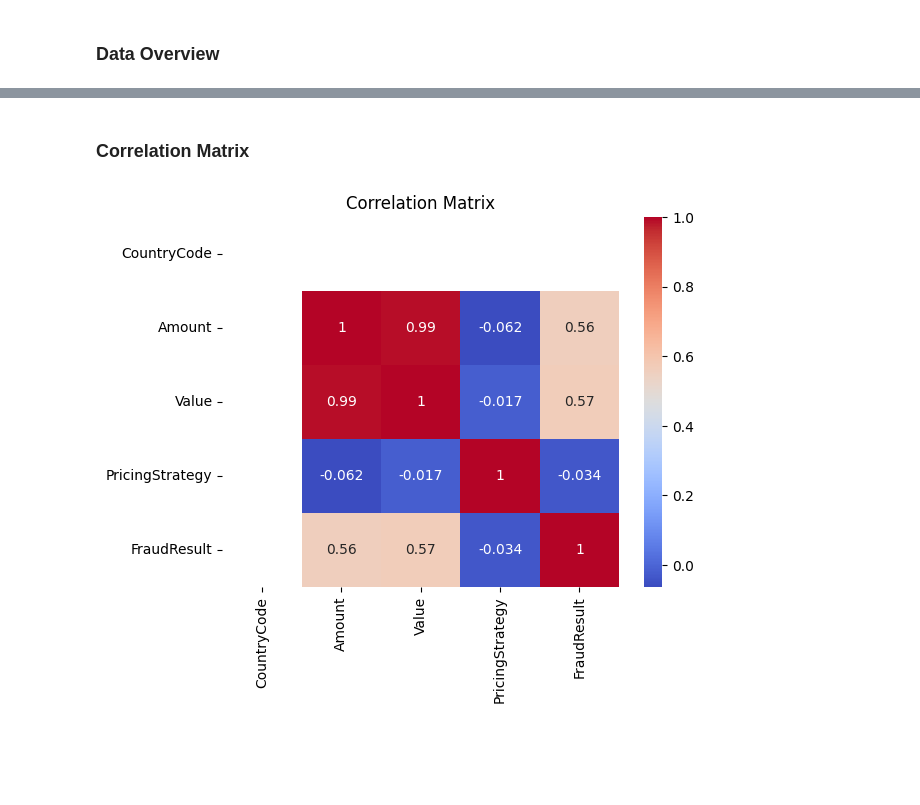
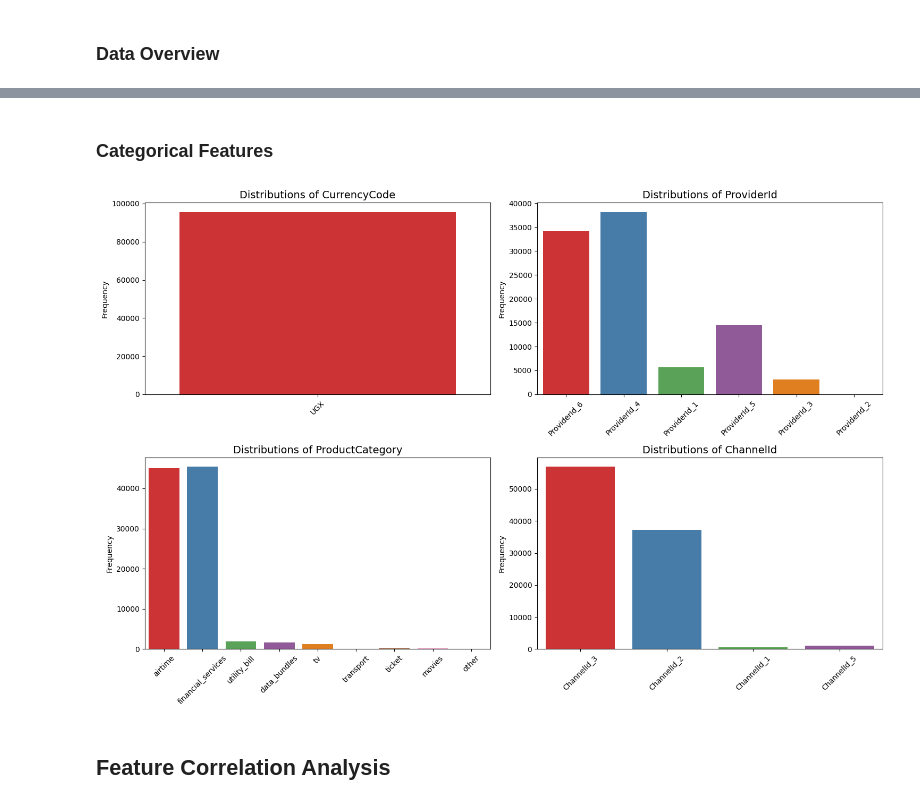
Before and after one commit to Serkalem-negusse1/Bati_bank_credit_risk, a Jupyter notebook: notebooks/01_EDA.ipynb, the cells around one changed output, grey strips where cells are left out. Cells and saved outputs as stored; diff of their text form; code cells hidden in the pictures; blank space fills up the shorter version.

```diff
--- a/notebooks/01_EDA.ipynb
+++ b/notebooks/01_EDA.ipynb
@@ -95,2 +134,8 @@ sns.histplot(data['Amount'].apply(lambda x: np.log1p(x) if x > 0 else 0), kde=Tr
+# %% [markdown]
+### Categorical Features
+# %%
+plot_categorical_columns(df)
+# %% [output]
+[figure, added]
 # %% [markdown]
-### Correlation Matrix
+## Feature Correlation Analysis
@@ -99,9 +141,0 @@ data = pd.read_csv("E:/data06/data.csv")
-# %%
-# Select only numeric columns for correlation matrix
-numeric_data = data.select_dtypes(include=['float64', 'int64'])
-
-sns.heatmap(numeric_data.corr(), annot=True, cmap="coolwarm")
-plt.title("Correlation Matrix")
-plt.show()
-# %% [output]
-[figure, removed]
```
Also changed, not shown: parts of 30 cells of this notebook.
